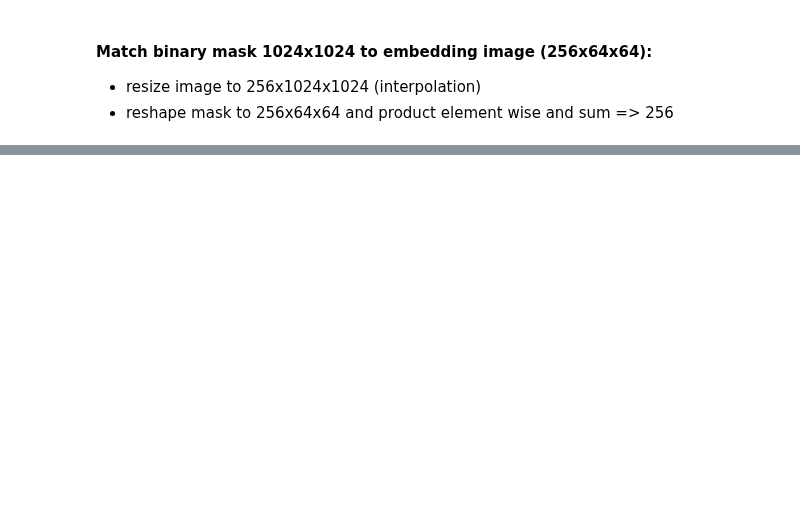
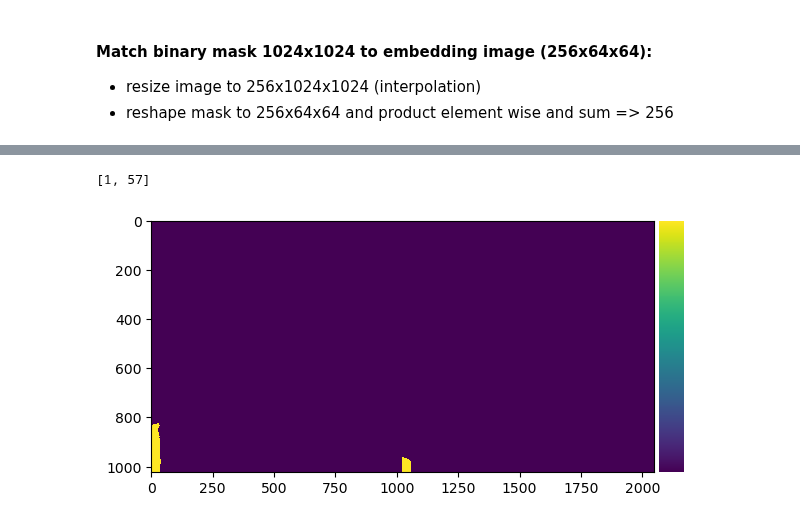
Before and after one commit to brustt/stylo_magique_intership_ign, a Jupyter notebook: notebooks/exploration/parking.ipynb, the cells around one changed output, grey strips where cells are left out. Cells and saved outputs as stored; diff of their text form; code cells hidden in the pictures; blank space fills up the shorter version.

```diff
--- a/notebooks/exploration/parking.ipynb
+++ b/notebooks/exploration/parking.ipynb
@@ -238,0 +668,8 @@ m_emb = [np.mean((i_emb*bm.reshape(256, 64, 64)), axis=(1, 2)) for bm in mask_A]
+# %%
+overlap[0]
+# %% [output]
+[1, 57]
+# %%
+show_pair_img(mask_A[0], mask_B[1])
+# %% [output]
+[figure, added]
```
Also changed, not shown: parts of 34 cells of this notebook, 3 other files.
